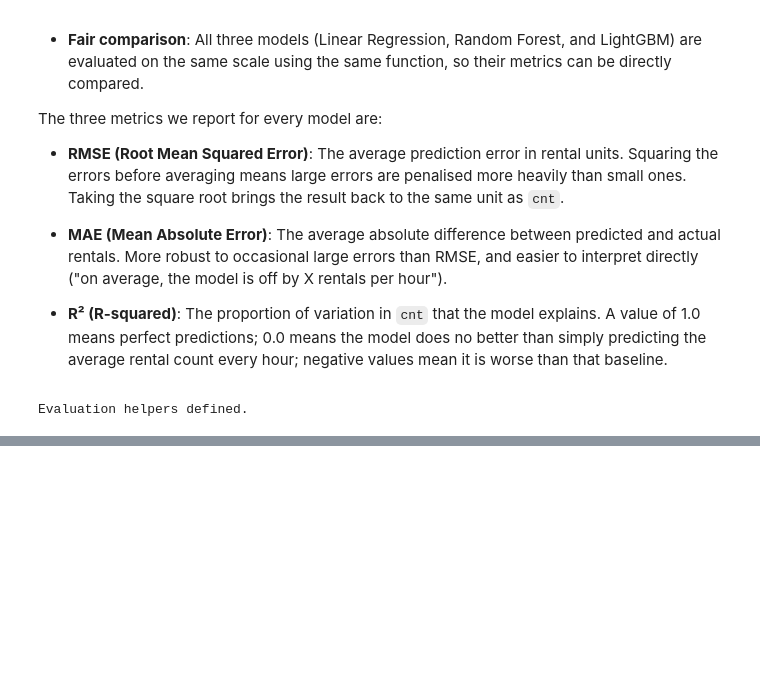
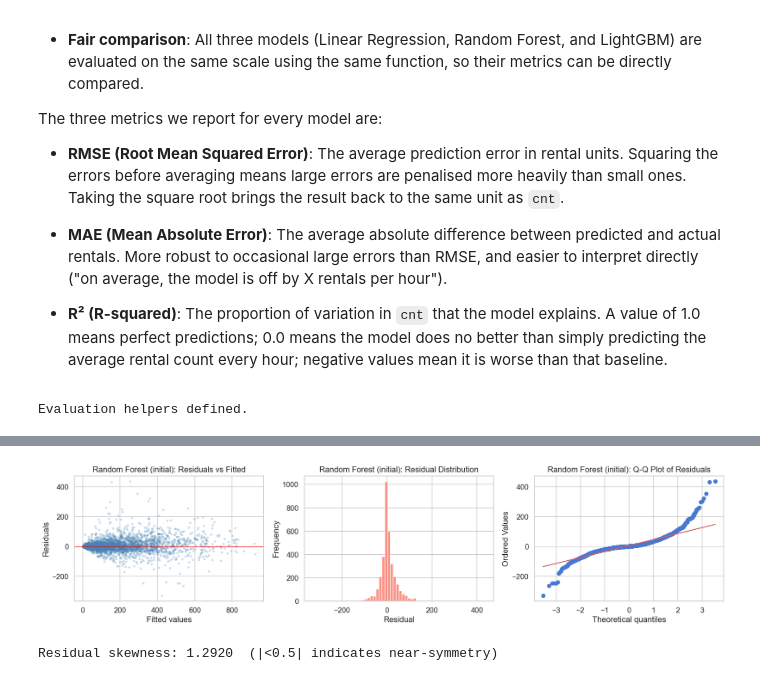
Before and after one commit to oliespineira/ML-fundamentals-2026, a Jupyter notebook: assignment_2_olivia_espineira.ipynb, the cells around one changed output, grey strips where cells are left out. Drawn from its saved outputs; the diff is of its cells as text; code cells hidden in the pictures; blank space fills up the shorter version.

```diff
--- a/assignment_2_olivia_espineira.ipynb
+++ b/assignment_2_olivia_espineira.ipynb
@@ -711,0 +870,22 @@ Evaluation helpers defined.
+# %%
+# Initial Random Forest. default-like parameters to establish baseline
+rf_initial = RandomForestRegressor(
+    n_estimators=100,
+    max_depth=None,      # Fully grown trees. maximum variance, minimum bias
+    min_samples_split=2,
+    min_samples_leaf=1,
+    n_jobs=-1,
+    random_state=SEED
+)
+rf_initial.fit(X_train_fe, y_train)
+
+y_pred_rf_val = rf_initial.predict(X_val_fe)
+y_pred_rf_train = rf_initial.predict(X_train_fe)
+
+res_rf_val = evaluate_model(y_val, y_pred_rf_val, y_raw_val, 'Random Forest (initial)', 'Validation')
+res_rf_train = evaluate_model(y_train, y_pred_rf_train, y_raw_train, 'Random Forest (initial)', 'Train')
+results_log.append(res_rf_val)
+
+print(f'\nTrain-Val RMSE gap: {res_rf_train["RMSE"] - res_rf_val["RMSE"]:.2f}')
+print('A large gap (train RMSE << val RMSE) = high variance (overfitting).')
+print('Fully grown trees memorise training data — tuning max_depth will reduce this.')
@@ -711,0 +928,5 @@ Evaluation helpers defined.
+# %%
+plot_residuals(y_val, y_pred_rf_val, y_raw_val, 'Random Forest (initial)')
+# %% [output]
+[figure, added]
+Residual skewness: 1.2920  (|<0.5| indicates near-symmetry)
```
Also changed, not shown: parts of 13 cells of this notebook.
